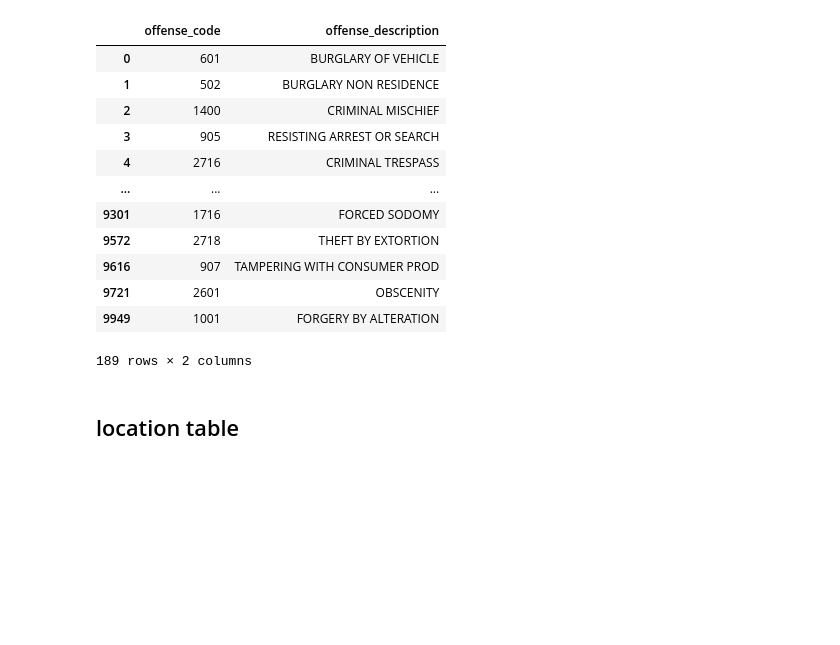
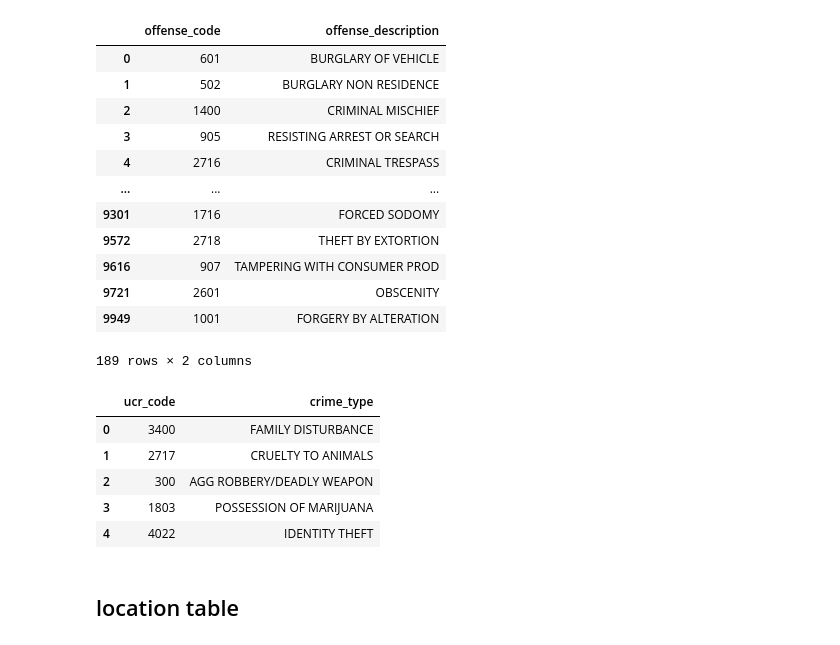
Before and after one commit to DonnieData/austin_crime_EDA, a Jupyter notebook: data_retrieval_transformation_test.ipynb, the cells around one changed output. Cells and saved outputs as stored; diff of their text form; code cells hidden in the pictures; blank space fills up the shorter version.

```diff
--- a/data_retrieval_transformation_test.ipynb
+++ b/data_retrieval_transformation_test.ipynb
@@ -277,3 +253,14 @@ offense_type_df.rename(columns={'ucr_code':'offense_code','crime_type':'offense_
 | 9721 | 2601 | OBSCENITY |
 | 9949 | 1001 | FORGERY BY ALTERATION |
 189 rows × 2 columns
+# %%
+offense_type_df.copy().set_index('ucr_code', inplace=True)
+# %%
+offense_type_df.head()
+# %% [output]
+|  | ucr_code | crime_type |
+| 0 | 3400 | FAMILY DISTURBANCE |
+| 1 | 2717 | CRUELTY TO ANIMALS |
+| 2 | 300 | AGG ROBBERY/DEADLY WEAPON |
+| 3 | 1803 | POSSESSION OF MARIJUANA |
+| 4 | 4022 | IDENTITY THEFT |
```
Also changed, not shown: parts of 15 cells of this notebook, 1 other file.
